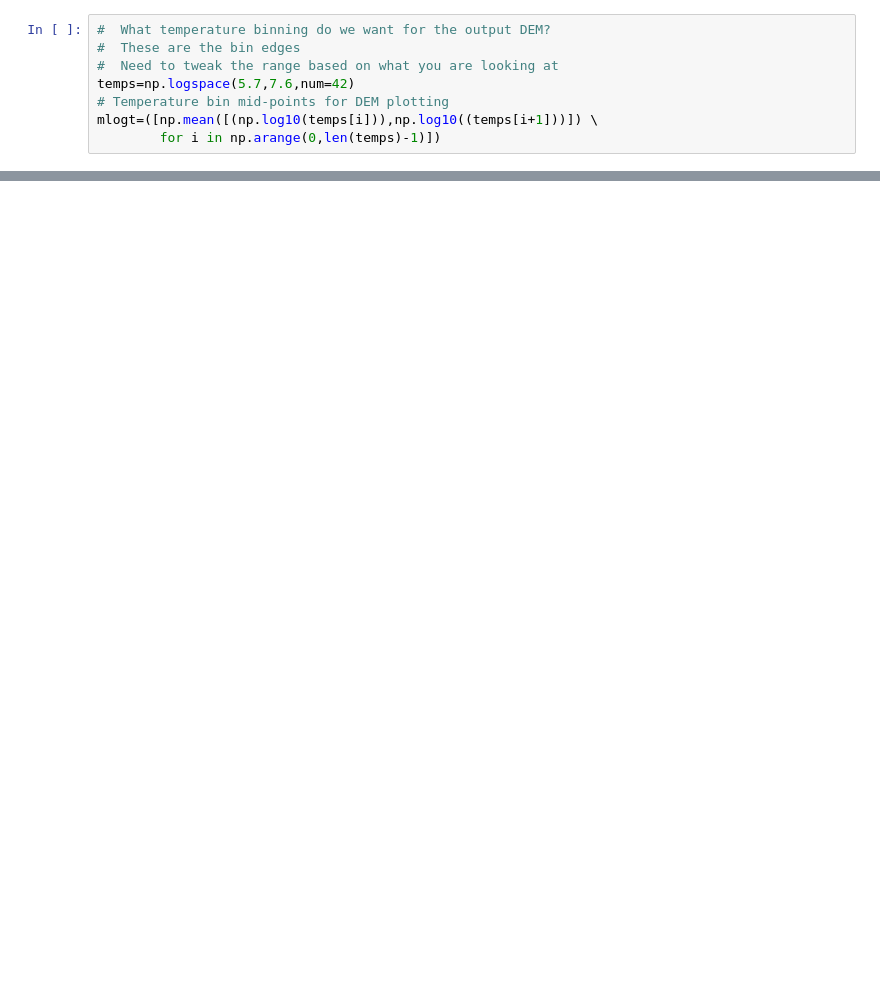
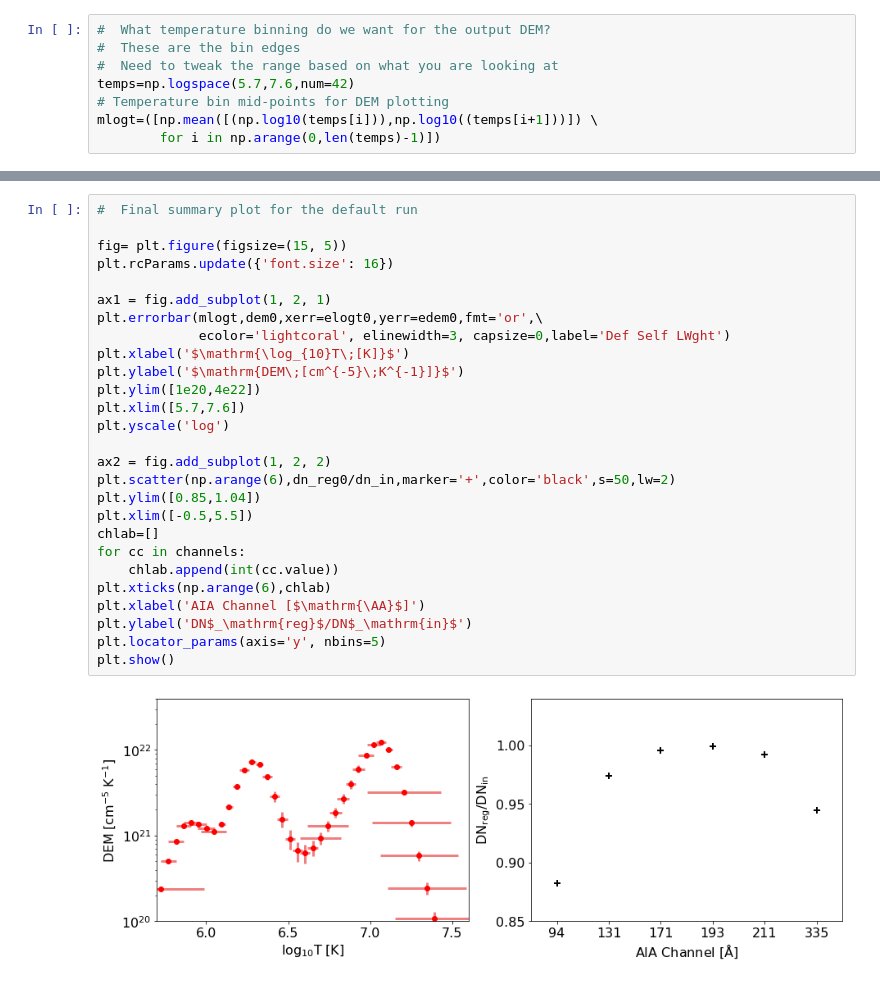
Before and after one commit to ianan/demreg, a Jupyter notebook: python/example_demregpy_aiapxl.ipynb, the cells around one changed output, grey strips where cells are left out. Drawn from its saved outputs; the diff is of its cells as text; blank space fills up the shorter version.

```diff
--- a/python/example_demregpy_aiapxl.ipynb
+++ b/python/example_demregpy_aiapxl.ipynb
@@ -276,0 +296,29 @@ Gloci:  [0.84609206 0.92546287 0.99452253 1.00306315 0.97248441 1.03374271]
+# %%
+#  Final summary plot for the default run
+
+fig= plt.figure(figsize=(15, 5))
+plt.rcParams.update({'font.size': 16})
+
+ax1 = fig.add_subplot(1, 2, 1)
+plt.errorbar(mlogt,dem0,xerr=elogt0,yerr=edem0,fmt='or',\
+             ecolor='lightcoral', elinewidth=3, capsize=0,label='Def Self LWght')
+plt.xlabel('$\mathrm{\log_{10}T\;[K]}$')
+plt.ylabel('$\mathrm{DEM\;[cm^{-5}\;K^{-1}]}$')
+plt.ylim([1e20,4e22])
+plt.xlim([5.7,7.6])
+plt.yscale('log')
+
+ax2 = fig.add_subplot(1, 2, 2)
+plt.scatter(np.arange(6),dn_reg0/dn_in,marker='+',color='black',s=50,lw=2)
+plt.ylim([0.85,1.04])
+plt.xlim([-0.5,5.5])
+chlab=[]
+for cc in channels:
+    chlab.append(int(cc.value))
+plt.xticks(np.arange(6),chlab)
+plt.xlabel('AIA Channel [$\mathrm{\AA}$]')
+plt.ylabel('DN$_\mathrm{reg}$/DN$_\mathrm{in}$')
+plt.locator_params(axis='y', nbins=5)
+plt.show()
+# %% [output]
+[figure, added]
```
Also changed, not shown: parts of 11 cells of this notebook.
